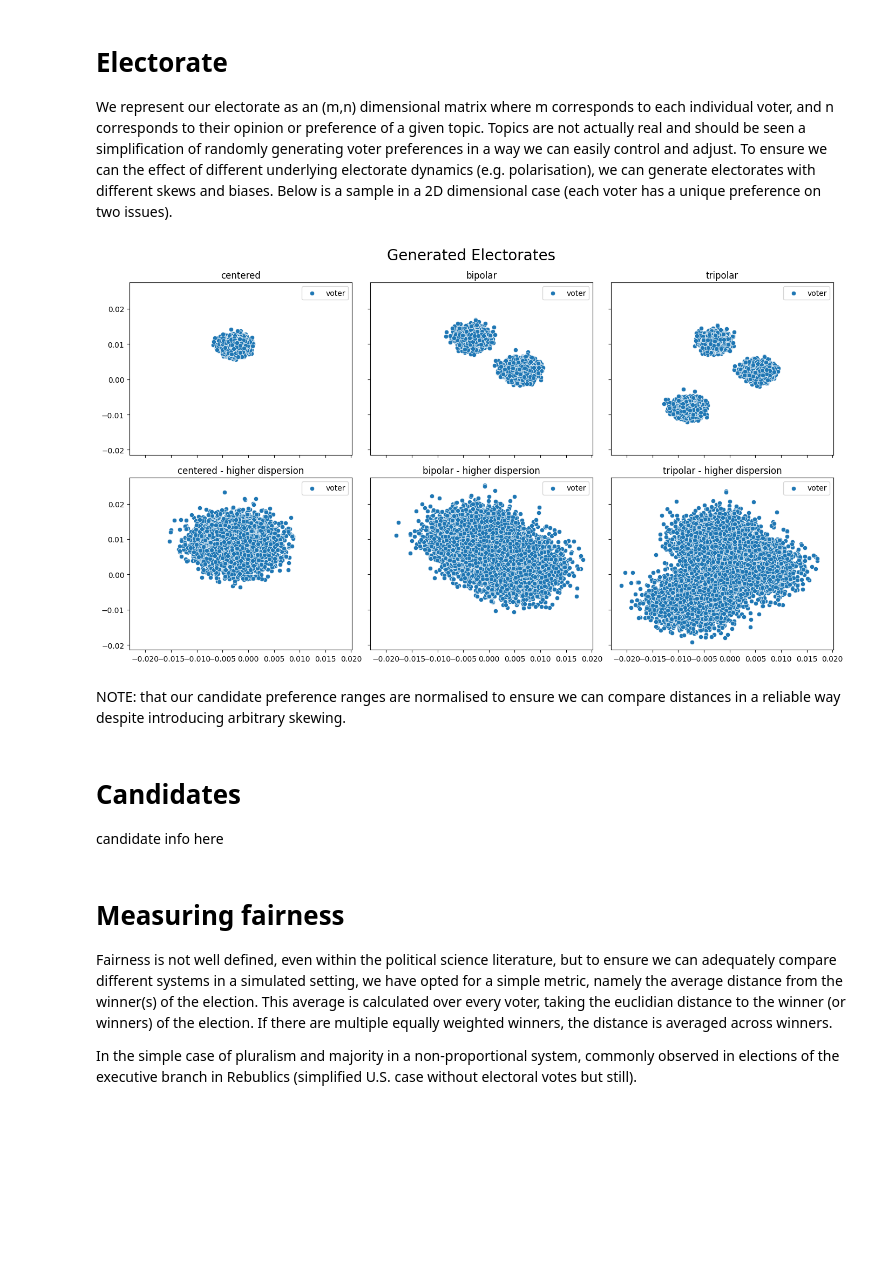
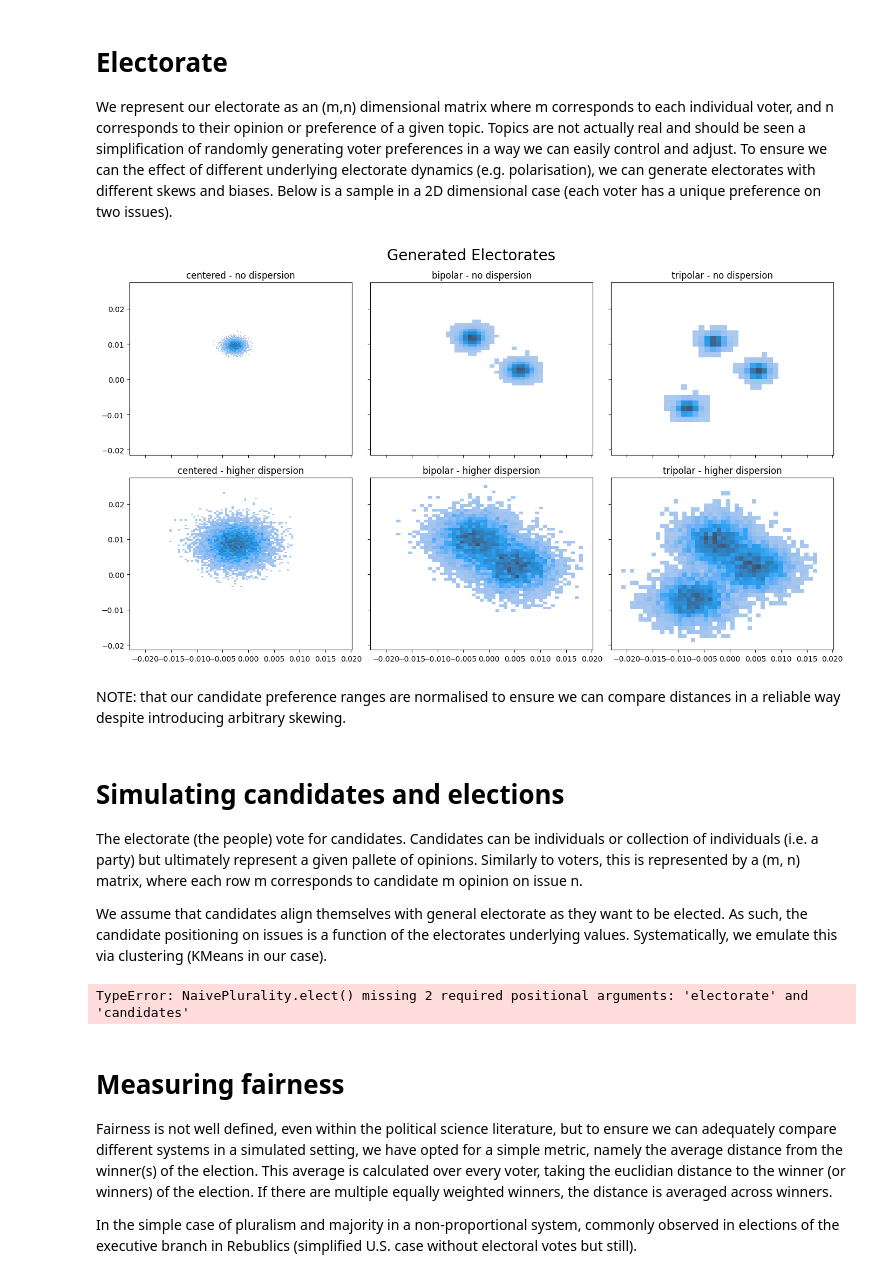
Before and after one commit to Expan75/complex-simulation-project, a Jupyter notebook: experiments.ipynb, the cells around one changed output. Drawn from its saved outputs; the diff is of its cells as text; code cells hidden in the pictures; blank space fills up the shorter version.

Commit message:
heatmap vis of electorate dist

```diff
--- a/experiments.ipynb
+++ b/experiments.ipynb
@@ -23,46 +23,56 @@ POPULATION_SIZE = 10_000
 
 centered = electorate.setup_electorate(POPULATION_SIZE, ISSUES, scenario="centered", seed=SEED)
 bipolar = electorate.setup_electorate(POPULATION_SIZE, ISSUES, scenario="bipolar", seed=SEED)
 tripolar = electorate.setup_electorate(POPULATION_SIZE, ISSUES, scenario="tripolar", seed=SEED)
 
 # same but increase diversity of intra-cluster opinion; parameterised homogenity of opinion
 CLUSTER_STD = 3.5
 centered_wide = electorate.setup_electorate(POPULATION_SIZE, ISSUES, scenario="centered", seed=SEED, cluster_std=CLUSTER_STD)
 bipolar_wide = electorate.setup_electorate(POPULATION_SIZE, ISSUES, scenario="bipolar", seed=SEED, cluster_std=CLUSTER_STD)
 tripolar_wide = electorate.setup_electorate(POPULATION_SIZE, ISSUES, scenario="tripolar", seed=SEED, cluster_std=CLUSTER_STD)
 
 fig, ((ax1, ax2, ax3), (ax4, ax5, ax6)) = plt.subplots(2,3, sharey=True, sharex=True, tight_layout=True, figsize=(14, 8))
 
 # normal
-sns.scatterplot(x=centered[:, 0], y=centered[:, 1], ax=ax1, label="voter")
+sns.histplot(x=centered[:, 0], y=centered[:, 1], ax=ax1, label="voter")
 ax1.set_title("centered - no dispersion")
 
-sns.scatterplot(x=bipolar[:, 0], y=bipolar[:, 1], ax=ax2, label="voter")
+sns.histplot(x=bipolar[:, 0], y=bipolar[:, 1], ax=ax2, label="voter")
 ax2.set_title("bipolar - no dispersion")
 
-sns.scatterplot(x=tripolar[:, 0], y=tripolar[:, 1], ax=ax3, label="voter")
+sns.histplot(x=tripolar[:, 0], y=tripolar[:, 1], ax=ax3, label="voter")
 ax3.set_title("tripolar - no dispersion")
 
 # increased dispersion
-sns.scatterplot(x=centered_wide[:, 0], y=centered_wide[:, 1], ax=ax4, label="voter")
+sns.histplot(x=centered_wide[:, 0], y=centered_wide[:, 1], ax=ax4, label="voter")
 ax4.set_title("centered - higher dispersion")
 
-sns.scatterplot(x=bipolar_wide[:, 0], y=bipolar_wide[:, 1], ax=ax5, label="voter")
+sns.histplot(x=bipolar_wide[:, 0], y=bipolar_wide[:, 1], ax=ax5, label="voter")
 ax5.set_title("bipolar - higher dispersion")
 
-sns.scatterplot(x=tripolar_wide[:, 0], y=tripolar_wide[:, 1], ax=ax6, label="voter")
+sns.histplot(x=tripolar_wide[:, 0], y=tripolar_wide[:, 1], ax=ax6, label="voter")
 ax6.set_title("tripolar - higher dispersion")
 
 fig.suptitle("Generated Electorates", fontsize=20)
 plt.show()
 # %% [output]
-[figure, old version]
+[figure, new version]
 # %% [markdown]
 NOTE: that our candidate preference ranges are normalised to ensure we can compare distances in a reliable way despite introducing arbitrary skewing.
-# %% [markdown]
-# Candidates
-
-candidate info here
+# %% [markdown]
+# Simulating candidates and elections
+
+The electorate (the people) vote for candidates. Candidates can be individuals or collection of individuals (i.e. a party) but ultimately represent a given pallete of opinions. Similarly to voters, this is represented by a (m, n) matrix, where each row m corresponds to candidate m opinion on issue n.
+
+We assume that candidates align themselves with general electorate as they want to be elected. As such, the candidate positioning on issues is a function of the electorates underlying values. Systematically, we emulate this via clustering (KMeans in our case).
+# %%
+from src.vsim.voting_system import NaivePlurality
+
+
+
+result = NaivePlurality.elect(tripolar)
+# %% [output]
+TypeError: NaivePlurality.elect() missing 2 required positional arguments: 'electorate' and 'candidates'
 # %% [markdown]
 # Measuring fairness
 
```
